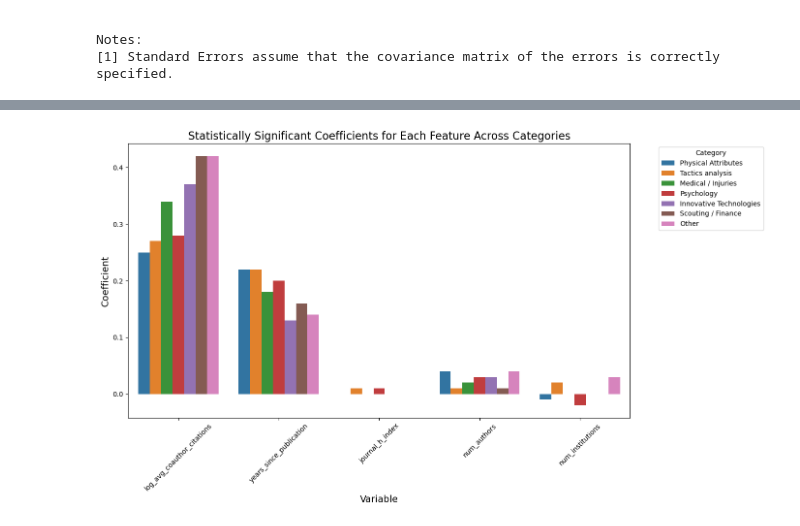
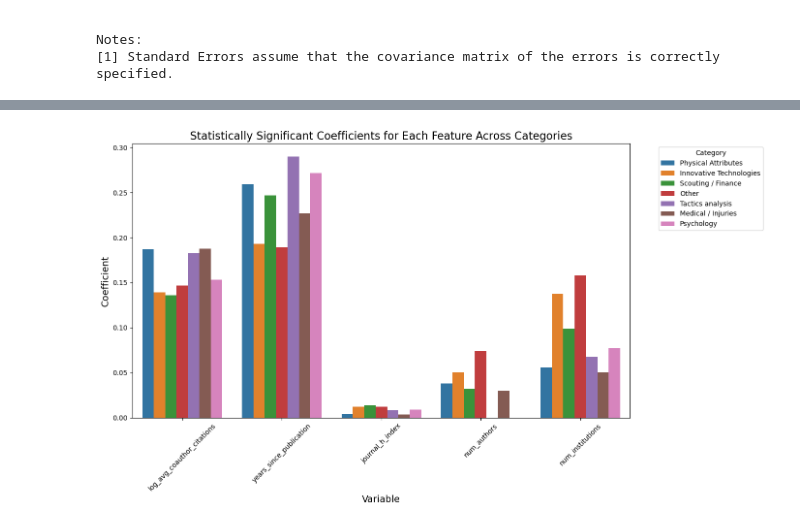
Before and after one commit to franekl/soccer-research-evolution, a Jupyter notebook: code/influence_on_citations/linear regression.ipynb, the cells around one changed output, grey strips where cells are left out. Drawn from its saved outputs; the diff is of its cells as text; code cells hidden in the pictures.

```diff
--- a/code/influence_on_citations/linear regression.ipynb
+++ b/code/influence_on_citations/linear regression.ipynb
@@ -521,11 +521,14 @@ for _, row in df.iterrows():
             author_publications[author] += 1
             author_citations[author] += row.get("cited_by_count", 0)
 
-# Function to calculate average co-author citations
+# Function to calculate average co-author citations excluding the focal paper
 def calculate_coauthor_success(row):
     if pd.notna(row["authors"]):
         authors = ast.literal_eval(row["authors"]) if isinstance(row["authors"], str) else []
-        coauthor_citations = [author_citations[author] for author in authors if author in author_citations]
+        coauthor_citations = [
+            author_citations[author] - row["cited_by_count"]  # Exclude focal paper's citations
+            for author in authors if author in author_citations
+        ]
         if coauthor_citations:
             return sum(coauthor_citations) / len(coauthor_citations)
     return 0
@@ -811,51 +809,49 @@ print(summary_df_final)
 # %%
 import seaborn as sns
 import matplotlib.pyplot as plt
+import pandas as pd
 
 # Prepare a DataFrame for visualization from category_results
 visualization_data = []
 
-for category_result in category_results:
-    category = category_result["Category"]
+# Iterate over category_results to extract coefficients and significance
+for category, results in category_results.items():
     for variable in ["log_avg_coauthor_citations", "years_since_publication", "journal_h_index", "num_authors", "num_institutions"]:
-        # Extract coefficient and significance
-        coef = float(category_result[variable].split()[0])  # Extract coefficient
-        p_value = float(category_result[variable].split('(')[1].strip(')').strip('*'))  # Extract p-value
-        is_significant = "*" in category_result[variable]  # Check if statistically significant
+        coef = results.params.get(variable, 0)  # Extract coefficient
+        p_value = results.pvalues.get(variable, 1)  # Extract p-value
+        is_significant = p_value < 0.05  # Check if p-value indicates significance
 
-        visualization_data.append({
-            "Category": category,
-            "Variable": variable,
-            "Coefficient": coef,
-            "Significant": is_significant
-        })
+        # Append only significant coefficients
+        if is_significant:
+            visualization_data.append({
+                "Category": category,
+                "Variable": variable,
+                "Coefficient": coef
+            })
 
-# Convert to DataFrame
+# Convert to DataFrame for plotting
 coef_melted_with_significance = pd.DataFrame(visualization_data)
 
-# Separate significant and non-significant coefficients
-coef_melted_with_significance["Color"] = coef_melted_with_significance["Significant"].apply(lambda x: "blue" if x else "gray")
-
-# Plot all coefficients excluding the constant term
+# Plot only significant coefficients
 plt.figure(figsize=(14, 8))
 
 sns.barplot(
     data=coef_melted_with_significance,
     x="Variable",
     y="Coefficient",
     hue="Category",
     dodge=True,
     palette="tab10"  # Use distinct colors for categories
 )
 
 # Title and labels
 plt.title("Statistically Significant Coefficients for Each Feature Across Categories", fontsize=16)
 plt.xlabel("Variable", fontsize=14)
 plt.ylabel("Coefficient", fontsize=14)
 plt.xticks(rotation=45)
 plt.legend(title="Category", bbox_to_anchor=(1.05, 1), loc='upper left')
 plt.tight_layout()
 
 plt.show()
 # %% [output]
-[figure, old version]
+[figure, new version]
```
Also changed, not shown: parts of 5 cells of this notebook, 2 other files.
